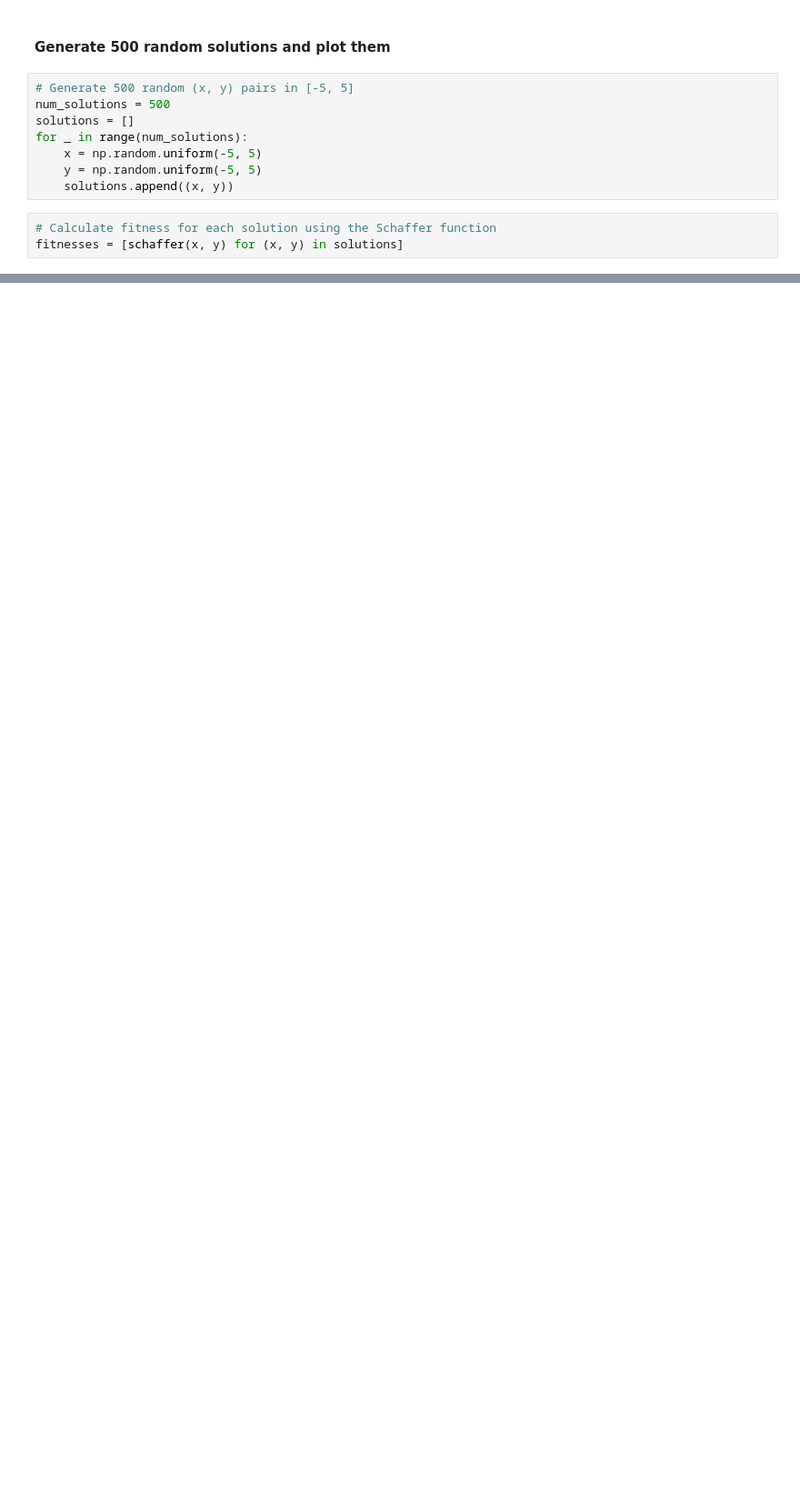
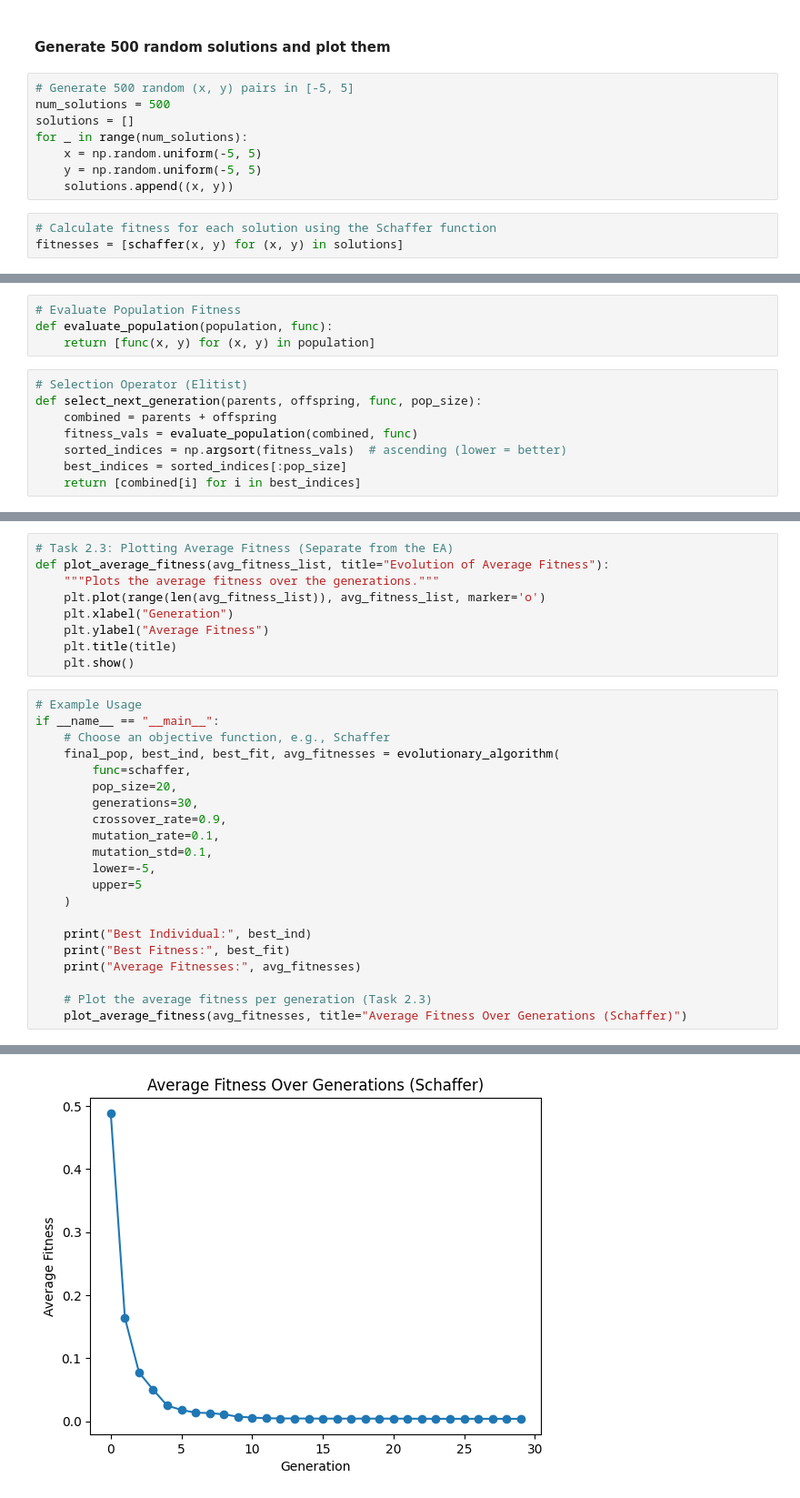
Before and after one commit to JacksonHau/COMP2002-Assessment-2, a Jupyter notebook: COMP2002_Assessment_2/notebooks/Optimisation.ipynb, the cells around one changed output, grey strips where cells are left out. Shown at 91% size. Cells and saved outputs as stored; diff of their text form; blank space fills up the shorter version.

Commit message:
done with Task 2

```diff
--- a/COMP2002_Assessment_2/notebooks/Optimisation.ipynb
+++ b/COMP2002_Assessment_2/notebooks/Optimisation.ipynb
@@ -45,0 +77,12 @@ plt.show()
+# %%
+# Evaluate Population Fitness
+def evaluate_population(population, func):
+    return [func(x, y) for (x, y) in population]
+# %%
+# Selection Operator (Elitist)
+def select_next_generation(parents, offspring, func, pop_size):
+    combined = parents + offspring
+    fitness_vals = evaluate_population(combined, func)
+    sorted_indices = np.argsort(fitness_vals)  # ascending (lower = better)
+    best_indices = sorted_indices[:pop_size]
+    return [combined[i] for i in best_indices]
@@ -45,0 +264,31 @@ plt.show()
+# %%
+# Task 2.3: Plotting Average Fitness (Separate from the EA)
+def plot_average_fitness(avg_fitness_list, title="Evolution of Average Fitness"):
+    """Plots the average fitness over the generations."""
+    plt.plot(range(len(avg_fitness_list)), avg_fitness_list, marker='o')
+    plt.xlabel("Generation")
+    plt.ylabel("Average Fitness")
+    plt.title(title)
+    plt.show()
+# %%
+# Example Usage
+if __name__ == "__main__":
+    # Choose an objective function, e.g., Schaffer
+    final_pop, best_ind, best_fit, avg_fitnesses = evolutionary_algorithm(
+        func=schaffer,
+        pop_size=20,
+        generations=30,
+        crossover_rate=0.9,
+        mutation_rate=0.1,
+        mutation_std=0.1,
+        lower=-5,
+        upper=5
+    )
+
+    print("Best Individual:", best_ind)
+    print("Best Fitness:", best_fit)
+    print("Average Fitnesses:", avg_fitnesses)
+
+    # Plot the average fitness per generation (Task 2.3)
+    plot_average_fitness(avg_fitnesses, title="Average Fitness Over Generations (Schaffer)")
+# %% [output]
@@ -45,0 +298 @@ plt.show()
+[figure, added]
```
Also changed, not shown: parts of 14 cells of this notebook.
